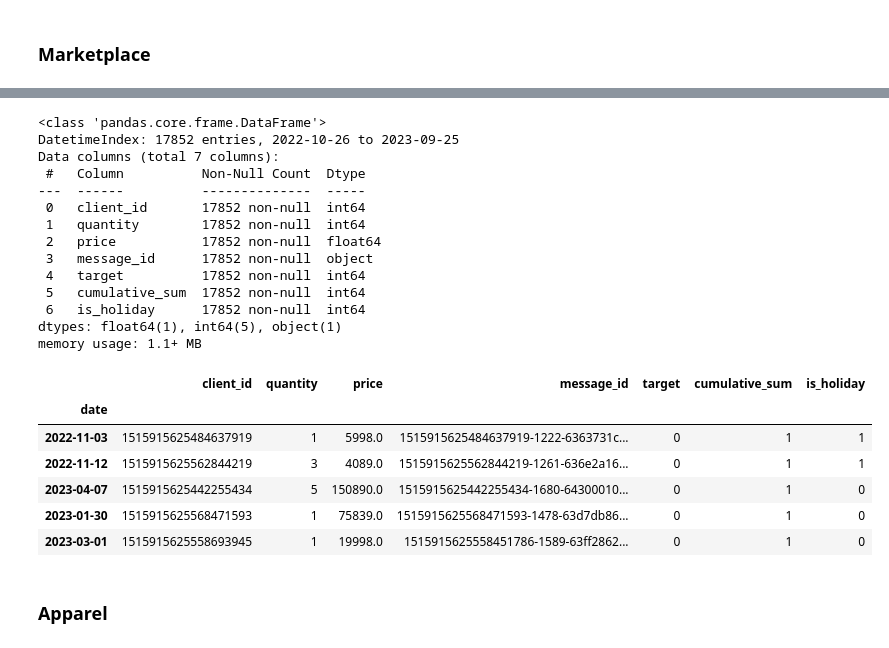
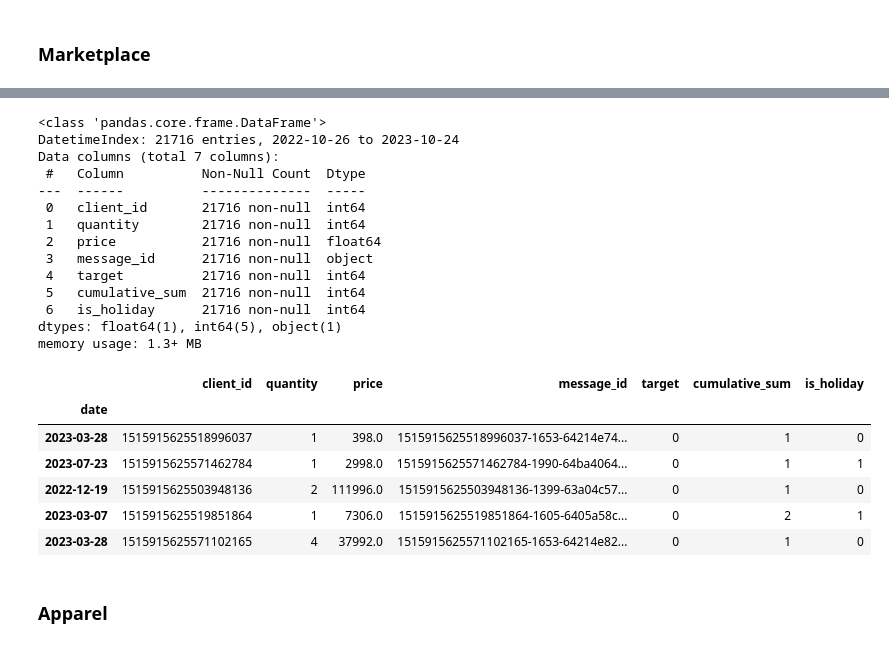
Before and after one commit to denis-42ds/repeat_purchase_forecast, a Jupyter notebook: ecom_forecast.ipynb, the cells around one changed output, grey strips where cells are left out. Saved outputs shown, nothing was run; the diff lists cells and outputs as text; code cells hidden in the pictures.

```diff
--- a/ecom_forecast.ipynb
+++ b/ecom_forecast.ipynb
@@ -443,5 +410,4 @@ memory usage: 31.8+ KB
 # %% [markdown]
 ### Marketplace
 # %%
-explorer_marketplace = DatasetExplorer(marketplace, y_lim=200000)
-gr_mp = explorer_marketplace.add_new_features(holidays=holidays)
+grouped_mp = explorer_marketplace.add_new_features(dataset=marketplace, holidays=holidays)
@@ -448,28 +418,28 @@ gr_mp = explorer_marketplace.add_new_features(holidays=holidays)
 # %%
-gr_mp.info()
-gr_mp.sample(5)
+grouped_mp.info()
+grouped_mp.sample(5)
 # %% [output]
 <class 'pandas.core.frame.DataFrame'>
-DatetimeIndex: 17852 entries, 2022-10-26 to 2023-09-25
+DatetimeIndex: 21716 entries, 2022-10-26 to 2023-10-24
 Data columns (total 7 columns):
  #   Column          Non-Null Count  Dtype
 ---  ------          --------------  -----
- 0   client_id       17852 non-null  int64
- 1   quantity        17852 non-null  int64
- 2   price           17852 non-null  float64
- 3   message_id      17852 non-null  object
- 4   target          17852 non-null  int64
- 5   cumulative_sum  17852 non-null  int64
- 6   is_holiday      17852 non-null  int64
+ 0   client_id       21716 non-null  int64
+ 1   quantity        21716 non-null  int64
+ 2   price           21716 non-null  float64
+ 3   message_id      21716 non-null  object
+ 4   target          21716 non-null  int64
+ 5   cumulative_sum  21716 non-null  int64
+ 6   is_holiday      21716 non-null  int64
 dtypes: float64(1), int64(5), object(1)
-memory usage: 1.1+ MB
+memory usage: 1.3+ MB
 |  | client_id | quantity | price | message_id | target | cumulative_sum | is_holiday |
 | date |  |  |  |  |  |  |  |
-| 2022-11-03 | 1515915625484637919 | 1 | 5998.0 | 1515915625484637919-1222-6363731c... | 0 | 1 | 1 |
-| 2022-11-12 | 1515915625562844219 | 3 | 4089.0 | 1515915625562844219-1261-636e2a16... | 0 | 1 | 1 |
-| 2023-04-07 | 1515915625442255434 | 5 | 150890.0 | 1515915625442255434-1680-64300010... | 0 | 1 | 0 |
-| 2023-01-30 | 1515915625568471593 | 1 | 75839.0 | 1515915625568471593-1478-63d7db86... | 0 | 1 | 0 |
-| 2023-03-01 | 1515915625558693945 | 1 | 19998.0 | 1515915625558451786-1589-63ff2862... | 0 | 1 | 0 |
+| 2023-03-28 | 1515915625518996037 | 1 | 398.0 | 1515915625518996037-1653-64214e74... | 0 | 1 | 0 |
+| 2023-07-23 | 1515915625571462784 | 1 | 2998.0 | 1515915625571462784-1990-64ba4064... | 0 | 1 | 1 |
+| 2022-12-19 | 1515915625503948136 | 2 | 111996.0 | 1515915625503948136-1399-63a04c57... | 0 | 1 | 0 |
+| 2023-03-07 | 1515915625519851864 | 1 | 7306.0 | 1515915625519851864-1605-6405a58c... | 0 | 2 | 1 |
+| 2023-03-28 | 1515915625571102165 | 4 | 37992.0 | 1515915625571102165-1653-64214e82... | 0 | 1 | 0 |
 # %% [markdown]
 ### Apparel
 # %%
```
Also changed, not shown: parts of 45 cells of this notebook, 5 other files.
